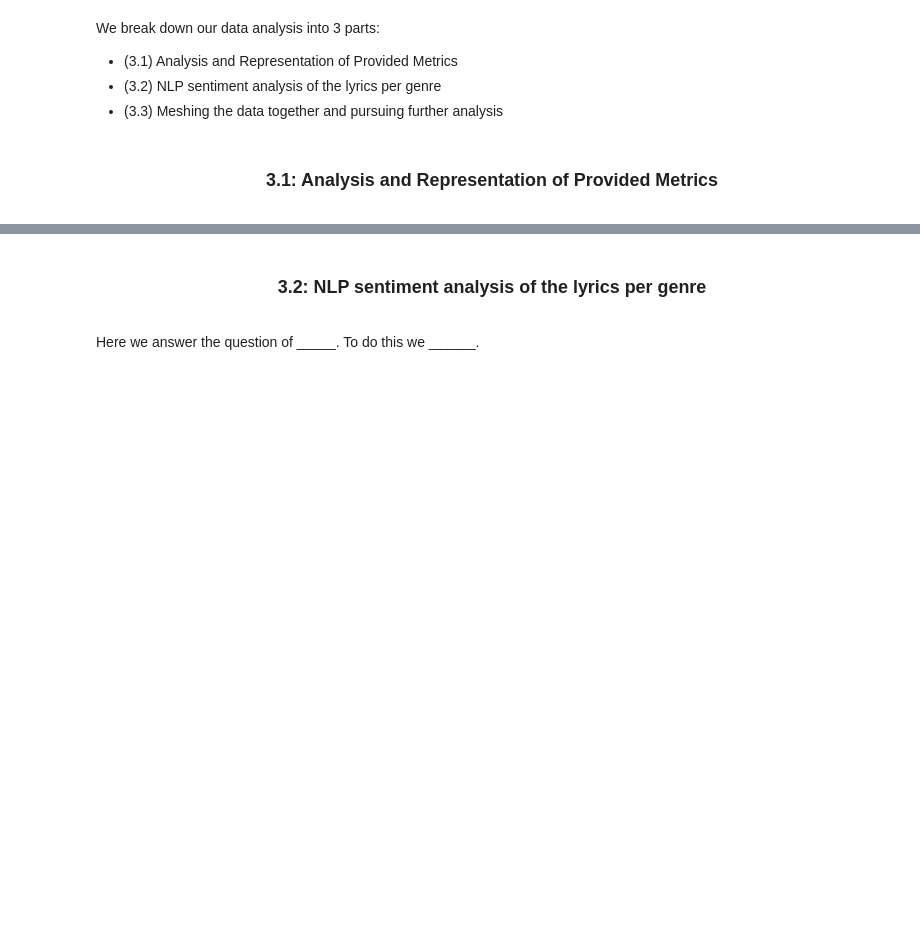
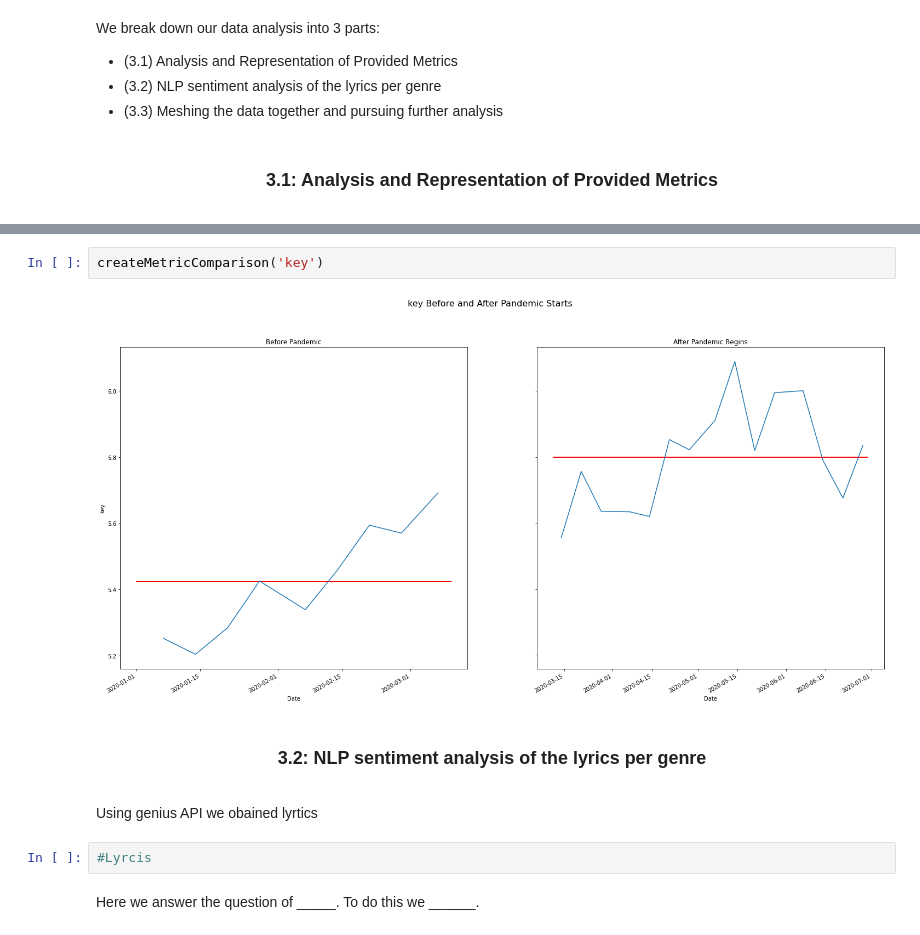
Before and after one commit to M-Sender/CS-Capstone, a Jupyter notebook: code/analysis.ipynb, the cells around one changed output, grey strips where cells are left out. Drawn from its saved outputs; the diff is of its cells as text; blank space fills up the shorter version.

```diff
--- a/code/analysis.ipynb
+++ b/code/analysis.ipynb
@@ -169,5 +172,13 @@ ax[1].hlines(y=dp_groupby.mean(), xmin="03-11-2020", xmax="06-30-2020", linewidt
+# %%
+createMetricComparison('key')
+# %% [output]
+[figure, added]
 # %% [markdown]
 <center><h3>3.2: NLP sentiment analysis of the lyrics per genre</h3></center>
+# %% [markdown]
+Using genius API we obained lyrtics
+# %%
+#Lyrcis
 # %% [markdown]
  Here we answer the question of _____. To do this we ______.
 # %% [markdown]
```
Also changed, not shown: parts of 2 cells of this notebook.
